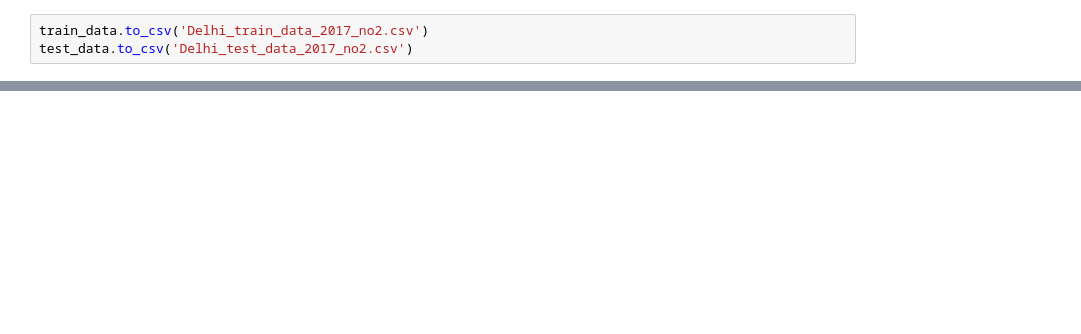
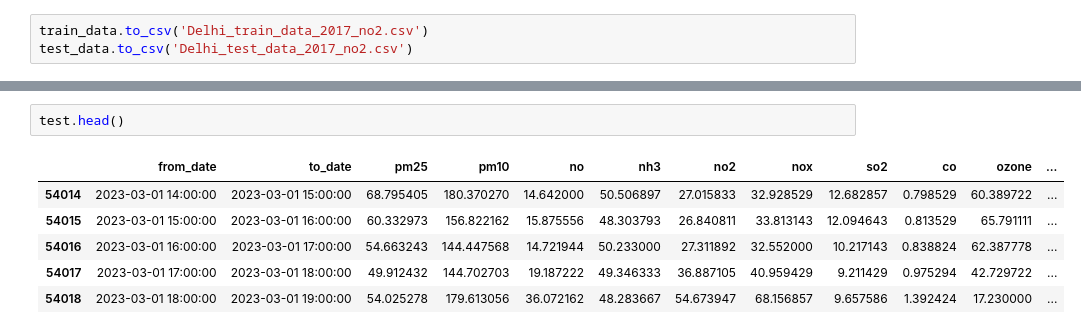
Before and after one commit to snigdhaz/Air_Pollution_Prediction_Final, a Jupyter notebook: Pre_processing/split_data.ipynb, the cells around one changed output, grey strips where cells are left out. Saved outputs shown, nothing was run; the diff lists cells and outputs as text; blank space fills up the shorter version.

```diff
--- a/Pre_processing/split_data.ipynb
+++ b/Pre_processing/split_data.ipynb
@@ -150,0 +193,9 @@ test_data.to_csv('Delhi_test_data_2017_no2.csv')
+# %%
+test.head()
+# %% [output]
+|  | from_date | to_date | pm25 | pm10 | no | nh3 | no2 | nox | so2 | co | ozone | ... |
+| 54014 | 2023-03-01 14:00:00 | 2023-03-01 15:00:00 | 68.795405 | 180.370270 | 14.642000 | 50.506897 | 27.015833 | 32.928529 | 12.682857 | 0.798529 | 60.389722 | ... |
+| 54015 | 2023-03-01 15:00:00 | 2023-03-01 16:00:00 | 60.332973 | 156.822162 | 15.875556 | 48.303793 | 26.840811 | 33.813143 | 12.094643 | 0.813529 | 65.791111 | ... |
+| 54016 | 2023-03-01 16:00:00 | 2023-03-01 17:00:00 | 54.663243 | 144.447568 | 14.721944 | 50.233000 | 27.311892 | 32.552000 | 10.217143 | 0.838824 | 62.387778 | ... |
+| 54017 | 2023-03-01 17:00:00 | 2023-03-01 18:00:00 | 49.912432 | 144.702703 | 19.187222 | 49.346333 | 36.887105 | 40.959429 | 9.211429 | 0.975294 | 42.729722 | ... |
+| 54018 | 2023-03-01 18:00:00 | 2023-03-01 19:00:00 | 54.025278 | 179.613056 | 36.072162 | 48.283667 | 54.673947 | 68.156857 | 9.657586 | 1.392424 | 17.230000 | ... |
```
Also changed, not shown: parts of 10 cells of this notebook, 6 other files.
